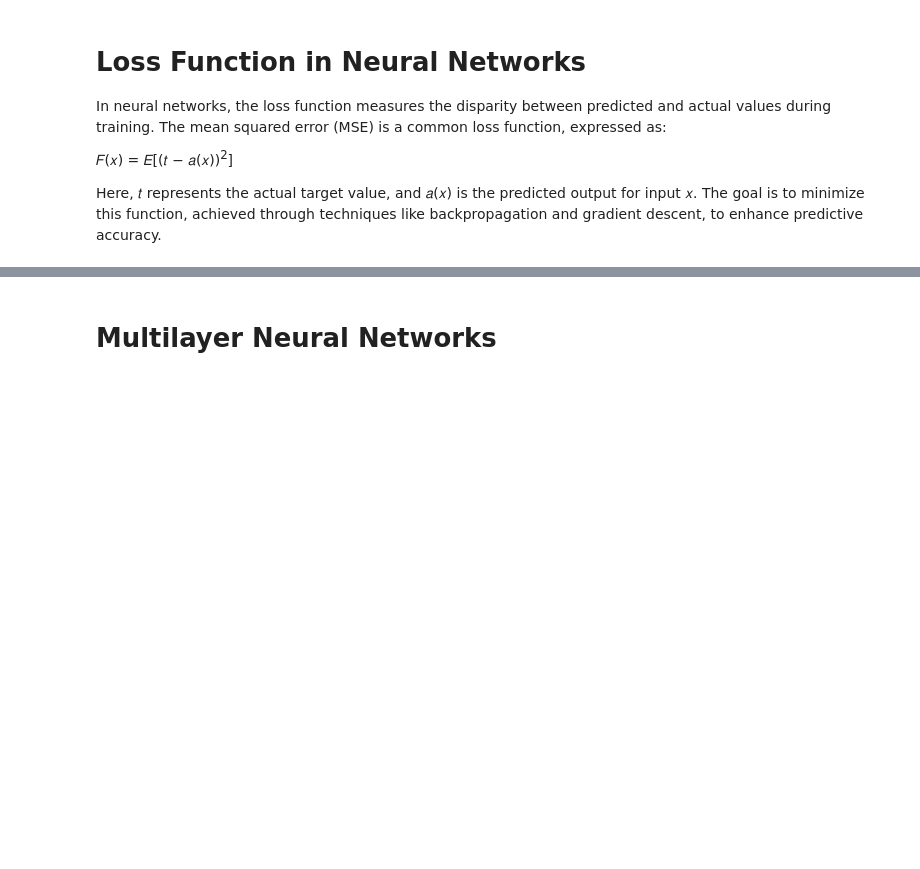
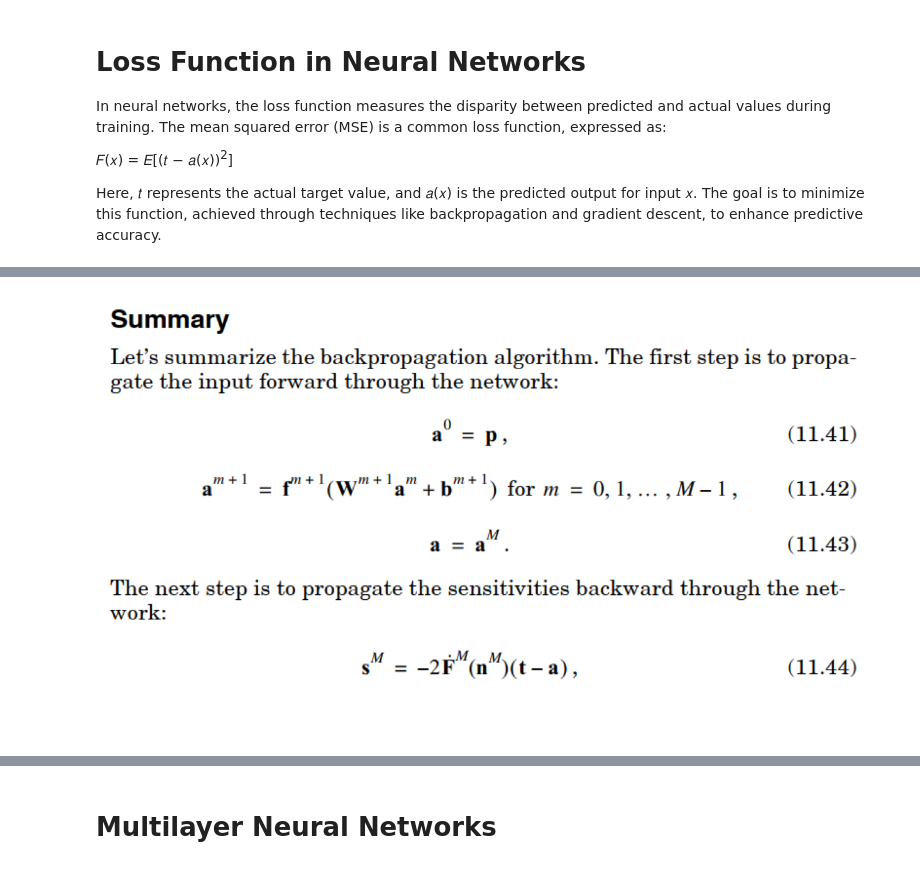
Before and after one commit to javidismayil/Multilayer-Neural-Networks-from-starch, a Jupyter notebook: strach_mlp_git.ipynb, the cells around one changed output, grey strips where cells are left out. Cells and saved outputs as stored; diff of their text form; code cells hidden in the pictures; blank space fills up the shorter version.

```diff
--- a/strach_mlp_git.ipynb
+++ b/strach_mlp_git.ipynb
@@ -123,0 +136,8 @@ plt.show()
+# %%
+image = mpimg.imread("Screenshot 2024-02-19 153123.png")
+plt.figure(figsize=(16,16))
+plt.imshow(image)
+plt.axis('off')
+plt.show()
+# %% [output]
+[figure, added]
```
Also changed, not shown: parts of 19 cells of this notebook.
